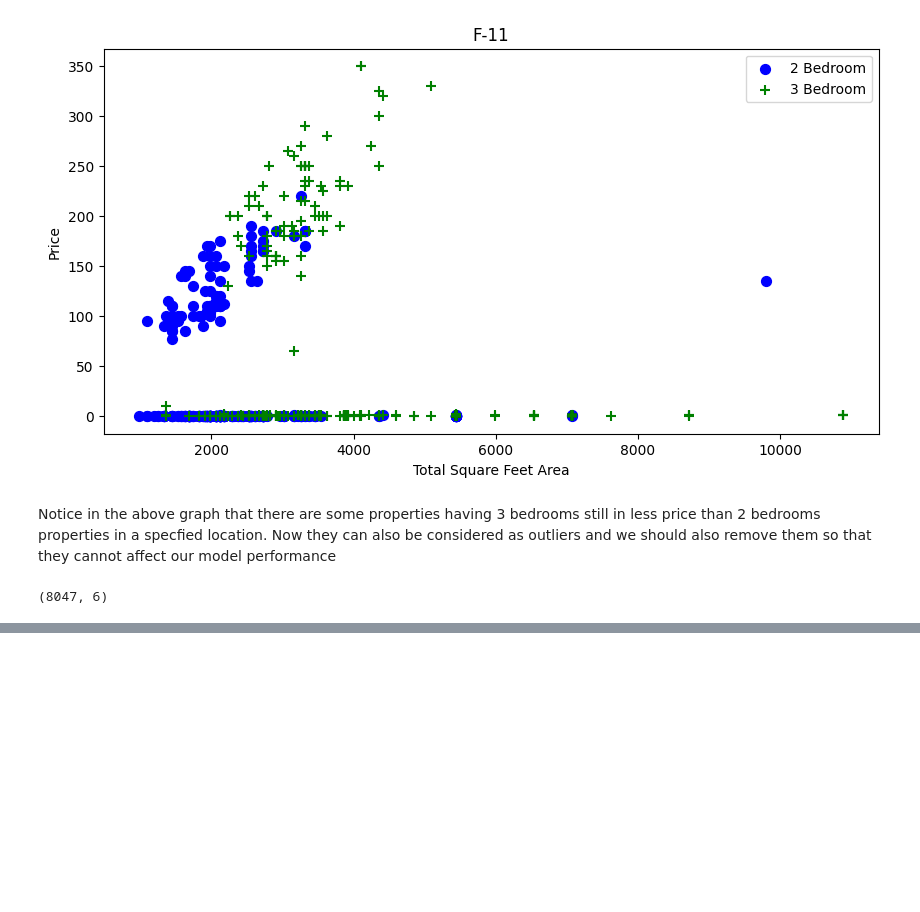
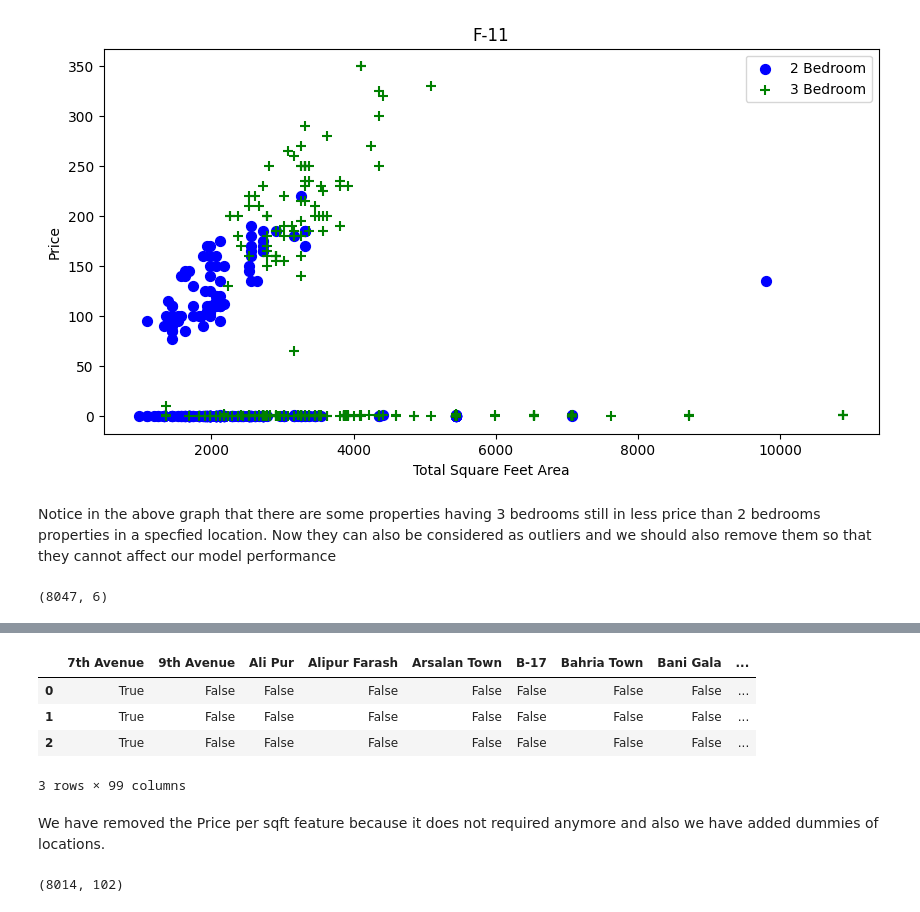
Before and after one commit to razzaq-99/Pakistan-s-Top-Cities-Property-Price-Prediction, a Jupyter notebook: Islamabad_property_price_prediction.ipynb, the cells around one changed output, grey strips where cells are left out. Drawn from its saved outputs; the diff is of its cells as text; code cells hidden in the pictures; blank space fills up the shorter version.

```diff
--- a/Islamabad_property_price_prediction.ipynb
+++ b/Islamabad_property_price_prediction.ipynb
@@ -285,0 +353,18 @@ df.shape
+# %%
+dummies = pd.get_dummies(df1['location'])
+dummies.head(3)
+# %% [output]
+|  | 7th Avenue | 9th Avenue | Ali Pur | Alipur Farash | Arsalan Town | B-17 | Bahria Town | Bani Gala | ... |
+| 0 | True | False | False | False | False | False | False | False | ... |
+| 1 | True | False | False | False | False | False | False | False | ... |
+| 2 | True | False | False | False | False | False | False | False | ... |
+3 rows × 99 columns
+# %% [markdown]
+We have removed the Price per sqft feature because it does not required anymore and also we have added dummies of locations.
+# %%
+df1 = pd.concat([df1, dummies.drop('others', axis=1)], axis="columns")
+df1 = df1.drop("location", axis=1)
+df1.head()
+df1.shape
+# %% [output]
+(8014, 102)
```
Also changed, not shown: parts of 6 cells of this notebook.
